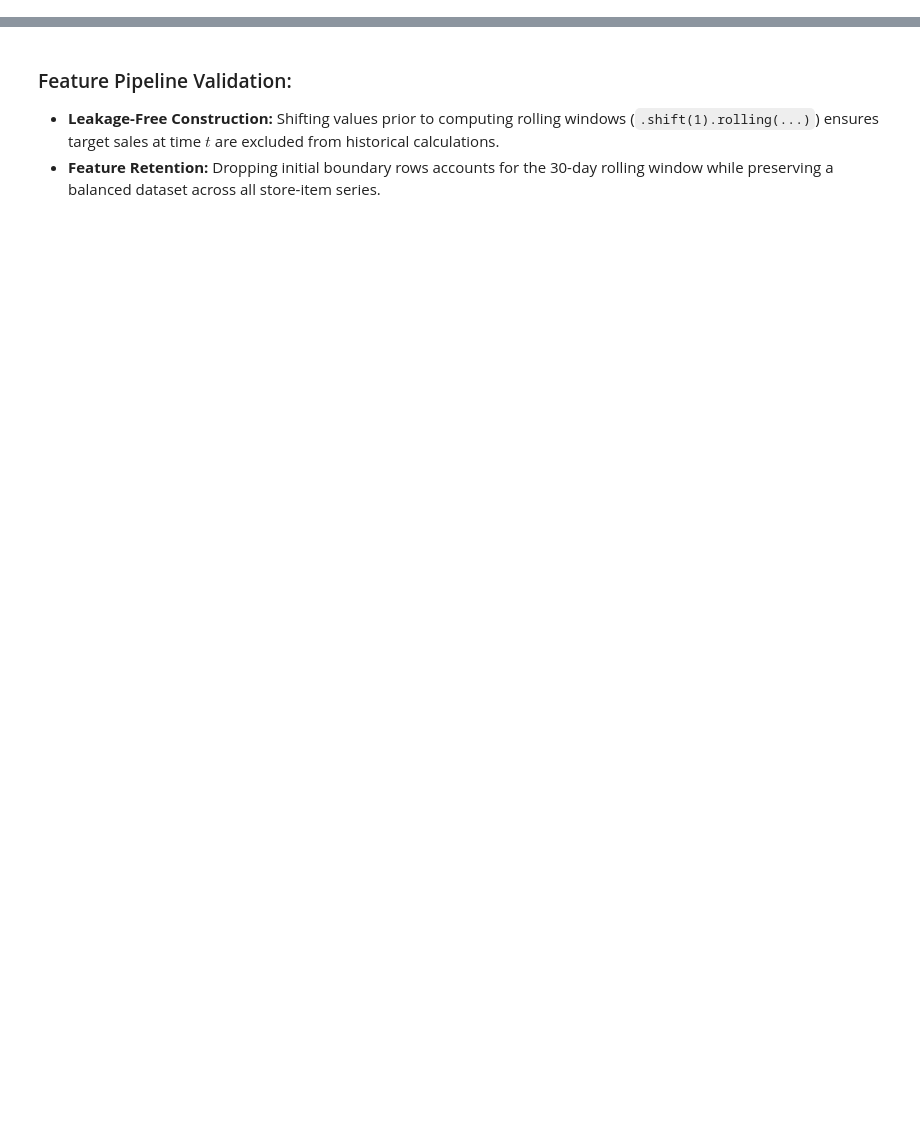
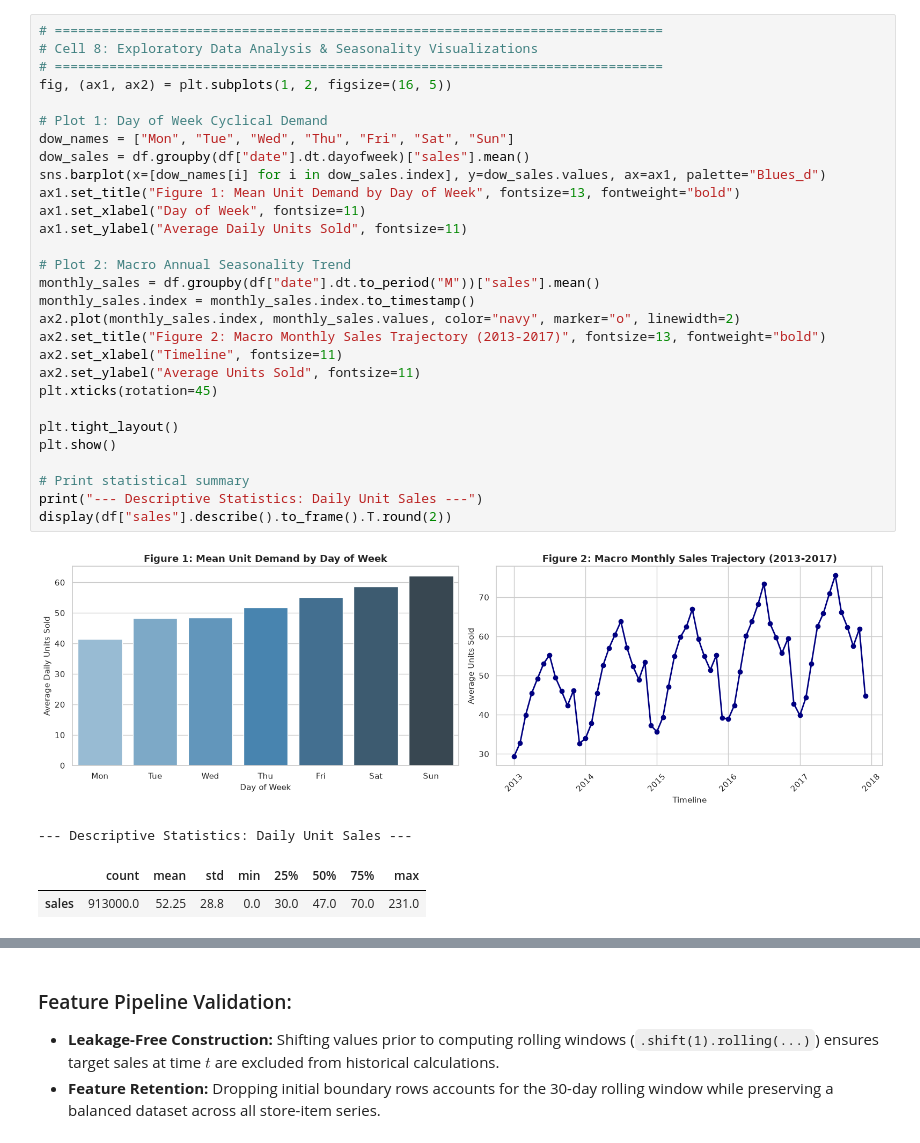
Before and after one commit to gSinhaUCB/UCB-demand-forecasting-capstone, a Jupyter notebook: notebooks/Gautam_UCB_Capstone_final.ipynb, the cells around one changed output, grey strips where cells are left out. Saved outputs shown, nothing was run; the diff lists cells and outputs as text; blank space fills up the shorter version.

```diff
--- a/notebooks/Gautam_UCB_Capstone_final.ipynb
+++ b/notebooks/Gautam_UCB_Capstone_final.ipynb
@@ -180,0 +155,34 @@ Analyze the temporal structure of the sales signal to guide model selection:
+# %%
+# ==============================================================================
+# Cell 8: Exploratory Data Analysis & Seasonality Visualizations
+# ==============================================================================
+fig, (ax1, ax2) = plt.subplots(1, 2, figsize=(16, 5))
+
+# Plot 1: Day of Week Cyclical Demand
+dow_names = ["Mon", "Tue", "Wed", "Thu", "Fri", "Sat", "Sun"]
+dow_sales = df.groupby(df["date"].dt.dayofweek)["sales"].mean()
+sns.barplot(x=[dow_names[i] for i in dow_sales.index], y=dow_sales.values, ax=ax1, palette="Blues_d")
+ax1.set_title("Figure 1: Mean Unit Demand by Day of Week", fontsize=13, fontweight="bold")
+ax1.set_xlabel("Day of Week", fontsize=11)
+ax1.set_ylabel("Average Daily Units Sold", fontsize=11)
+
+# Plot 2: Macro Annual Seasonality Trend
+monthly_sales = df.groupby(df["date"].dt.to_period("M"))["sales"].mean()
+monthly_sales.index = monthly_sales.index.to_timestamp()
+ax2.plot(monthly_sales.index, monthly_sales.values, color="navy", marker="o", linewidth=2)
+ax2.set_title("Figure 2: Macro Monthly Sales Trajectory (2013-2017)", fontsize=13, fontweight="bold")
+ax2.set_xlabel("Timeline", fontsize=11)
+ax2.set_ylabel("Average Units Sold", fontsize=11)
+plt.xticks(rotation=45)
+
+plt.tight_layout()
+plt.show()
+
+# Print statistical summary
+print("--- Descriptive Statistics: Daily Unit Sales ---")
+display(df["sales"].describe().to_frame().T.round(2))
+# %% [output]
+[figure, added]
+--- Descriptive Statistics: Daily Unit Sales ---
+|  | count | mean | std | min | 25% | 50% | 75% | max |
+| sales | 913000.0 | 52.25 | 28.8 | 0.0 | 30.0 | 47.0 | 70.0 | 231.0 |
```
Also changed, not shown: parts of 36 cells of this notebook, 1 other file.
